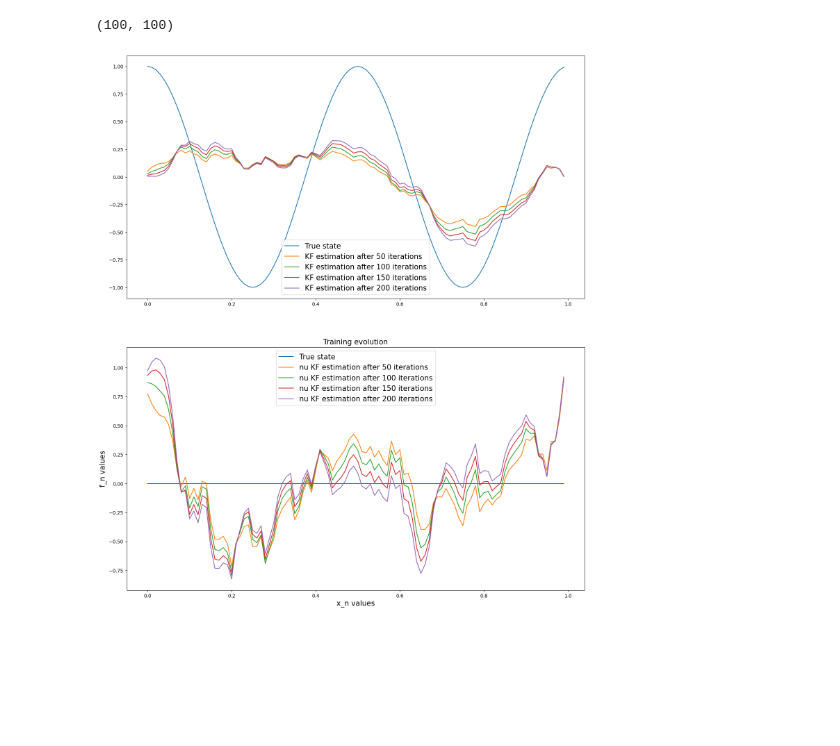
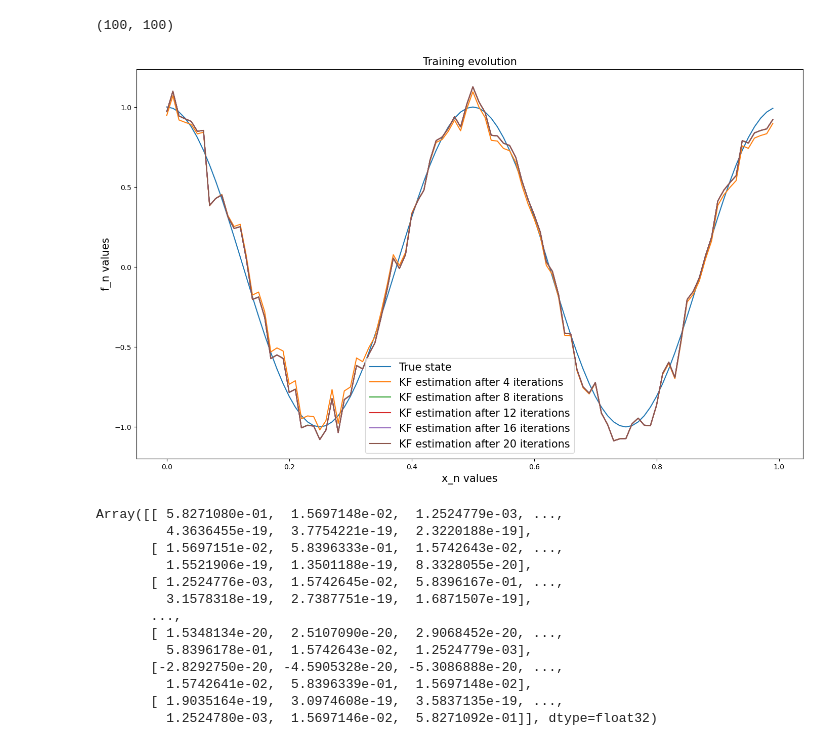
Before and after one commit to Safoueenmarcoo/Notebooks, a Jupyter notebook: extended_KF_2.ipynb, the cells around one changed output. Drawn from its saved outputs; the diff is of its cells as text; code cells hidden in the pictures; blank space fills up the shorter version.

```diff
--- a/extended_KF_2.ipynb
+++ b/extended_KF_2.ipynb
@@ -51,48 +51,59 @@ H = jnp.block(
     ]
 )
 R = jnp.eye(u.shape[0]) * 0.01
-Q = jnp.eye(3 * u.shape[0]) * 0.01
+Q = jnp.eye(u.shape[0]) * 0.01
 
-P_0 = jnp.ones((3 * u.shape[0], 3 * u.shape[0]))
+P_0 = jnp.ones((u.shape[0], u.shape[0]))
 # %%
 def plot(kf: KalmanFilter, iterations: int, plot_each: int = None) -> None:
     plot_each = iterations if plot_each is None else plot_each
     plot_each = min(plot_each, iterations)
-    fig, ax = plt.subplots(2, 1)
-    ax[0].plot(x_values, x_0[N : 2 * N], label="True state")
-    ax[1].plot(x_values, x_0[2*N : 3 * N], label="True state")
+    fig, ax = plt.subplots()
+    ax.plot(x_values, f, label="True state")
+    # ax[1].plot(x_values, nu, label="True state")
+    kf.K = jnp.zeros((kf.H.shape[1], kf.H.shape[0]))
     for i in range(1, iterations + 1):
-        kf.predict(jnp.zeros((u.shape[0], 1)))
-        kf.update(x_0)
-        kf.x_k = kf.x_k.at[N : 2 * N].set(kf.K[N : 2 * N] @ kf.x_k[:N])
+        kf.predict(kf.K @ kf.x_k)
+        kf.update(jnp.expand_dims(f, axis=-1))
         if i % plot_each == 0:
-            ax[0].plot(
+            ax.plot(
                 x_values,
-                kf.x_k[N : 2 * N],
+                kf.x_k,
                 label=f"KF estimation after {i} iterations",
             )
-            ax[1].plot(
-                x_values,
-                kf.x_k[2*N : 3 * N],
-                label=f"nu KF estimation after {i} iterations",
-            )
+            # ax[1].plot(x_values,kf.x_k[2*N : 3 * N],label=f"nu KF estimation after {i} iterations",)
 
     plt.xlabel("x_n values", fontsize=15)
     plt.ylabel("f_n values", fontsize=15)
     plt.title("Training evolution", fontsize=15)
-    ax[0].legend(fontsize=15)
-    ax[1].legend(fontsize=15)
-    fig.set_size_inches(17, 20, forward=True)
+    ax.legend(fontsize=15)
+    fig.set_size_inches(17, 10, forward=True)
     plt.show()
 # %%
 mean = 0
-std_dev = 0.01
+std_dev = 0.05
 key = jrandom.PRNGKey(int(time()))
-w_k = jrandom.normal(key, shape=(A.shape[0], 1)) * std_dev + mean
+w_k = jrandom.normal(key, shape=(u.shape[0], 1)) * std_dev + mean
 key = jrandom.PRNGKey(int(time()))
 Z = jrandom.normal(key, shape=(u.shape[0], 1)) * std_dev + mean
-kf = KalmanFilter(x_0, A, jnp.zeros((A.shape[0], u.shape[0])), H, H, R, Q, Z, w_k, P_0)
+kf = KalmanFilter(u, A_n, B_n, eye, eye, R, Q, Z, w_k, P_0)
 
-plot(kf, iterations=200, plot_each=50)
+plot(kf, iterations=20, plot_each=4)
 # %% [output]
-[figure, old version]
+[figure, new version]
+# %%
+kf.K
+# %% [output]
+Array([[ 5.8271080e-01,  1.5697148e-02,  1.2524779e-03, ...,
+         4.3636455e-19,  3.7754221e-19,  2.3220188e-19],
+       [ 1.5697151e-02,  5.8396333e-01,  1.5742643e-02, ...,
+         1.5521906e-19,  1.3501188e-19,  8.3328055e-20],
+       [ 1.2524776e-03,  1.5742645e-02,  5.8396167e-01, ...,
+         3.1578318e-19,  2.7387751e-19,  1.6871507e-19],
+       ...,
+       [ 1.5348134e-20,  2.5107090e-20,  2.9068452e-20, ...,
+         5.8396178e-01,  1.5742643e-02,  1.2524779e-03],
+       [-2.8292750e-20, -4.5905328e-20, -5.3086888e-20, ...,
+         1.5742641e-02,  5.8396339e-01,  1.5697148e-02],
+       [ 1.9035164e-19,  3.0974608e-19,  3.5837135e-19, ...,
+         1.2524780e-03,  1.5697146e-02,  5.8271092e-01]], dtype=float32)
```
Also changed, not shown: parts of 2 cells of this notebook, 1 other file.
